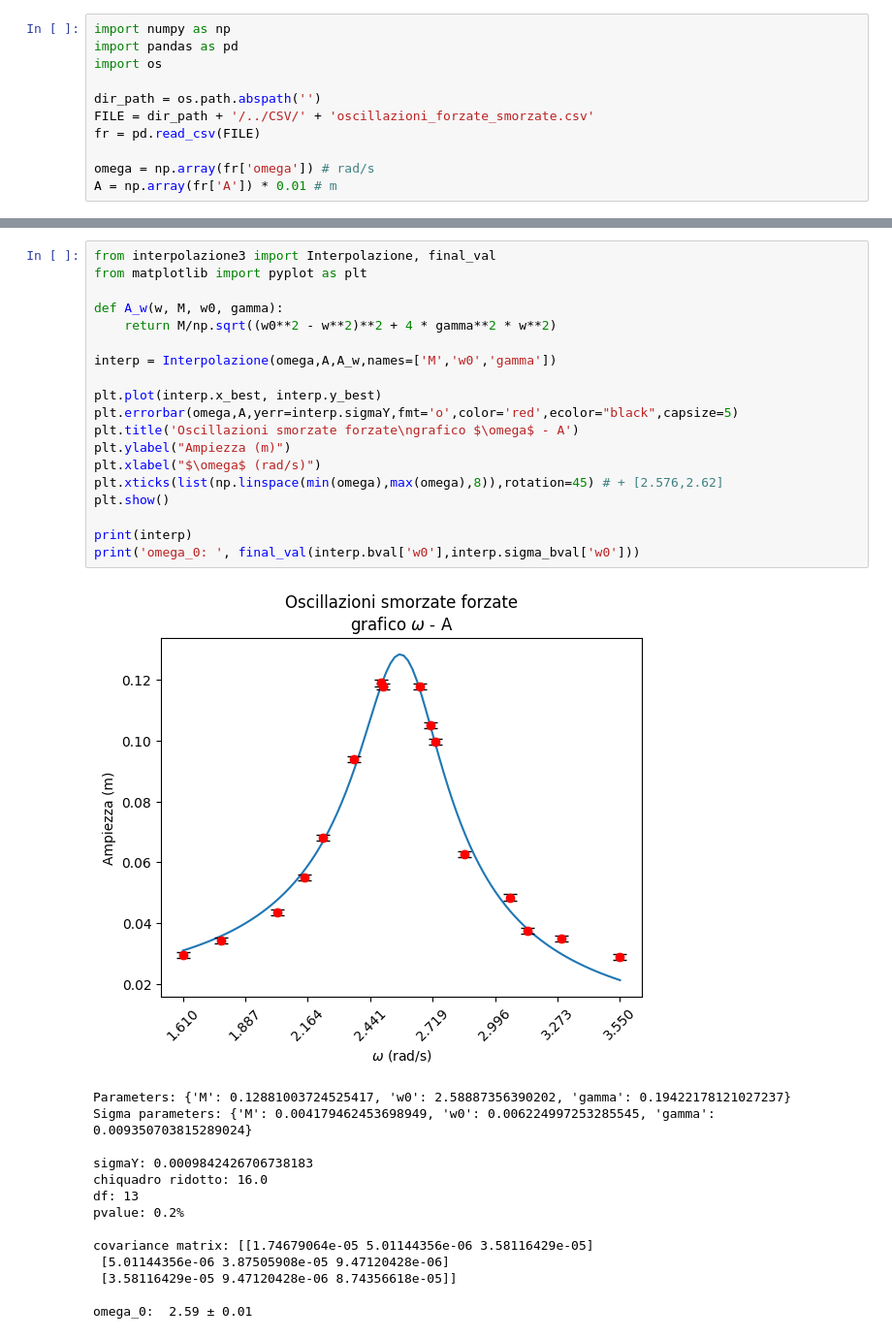
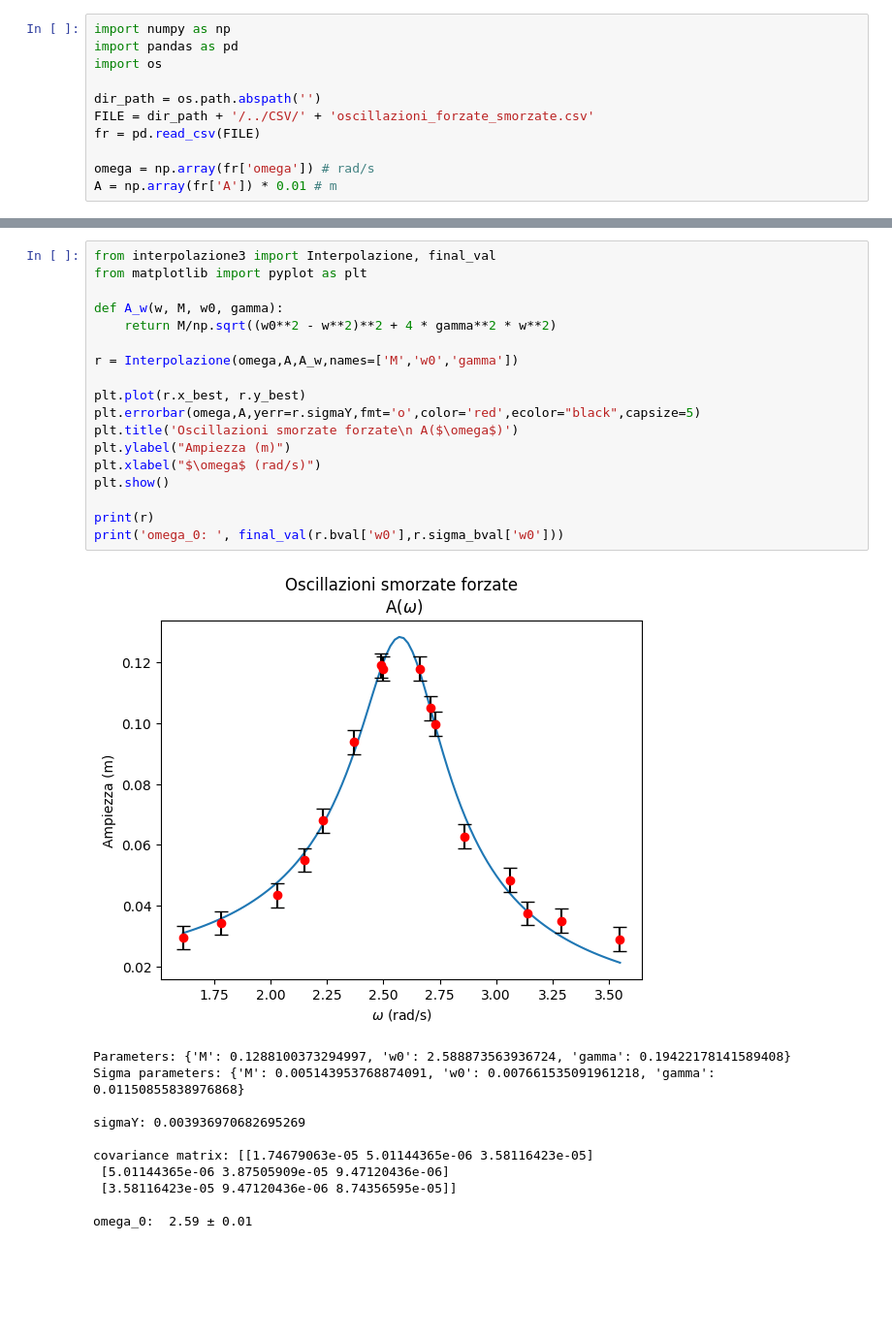
Before and after one commit to CarminatiGiovanni/LaboratorioFisica1, a Jupyter notebook: 07_OSCILLAZIONI FORZATE SMORZATE/PYTHON/oscillazioni_forzate.ipynb, the cells around one changed output, grey strips where cells are left out. Shown at 97% size. Saved outputs shown, nothing was run; the diff lists cells and outputs as text; blank space fills up the shorter version.

Commit message:
oscillazioni forzate e studio degli errorio

```diff
--- a/07_OSCILLAZIONI FORZATE SMORZATE/PYTHON/oscillazioni_forzate.ipynb
+++ b/07_OSCILLAZIONI FORZATE SMORZATE/PYTHON/oscillazioni_forzate.ipynb
@@ -18,34 +20,30 @@ $A(\omega) = \frac{M}{\sqrt{(\omega_0^2 - \omega^2)^2 + 4\gamma^2\omega^2}}$
 # %%
 from interpolazione3 import Interpolazione, final_val
 from matplotlib import pyplot as plt
 
 def A_w(w, M, w0, gamma):
     return M/np.sqrt((w0**2 - w**2)**2 + 4 * gamma**2 * w**2)
 
-interp = Interpolazione(omega,A,A_w,names=['M','w0','gamma'])
+r = Interpolazione(omega,A,A_w,names=['M','w0','gamma'])
 
-plt.plot(interp.x_best, interp.y_best)
-plt.errorbar(omega,A,yerr=interp.sigmaY,fmt='o',color='red',ecolor="black",capsize=5)
-plt.title('Oscillazioni smorzate forzate\ngrafico $\omega$ - A')
+plt.plot(r.x_best, r.y_best)
+plt.errorbar(omega,A,yerr=r.sigmaY,fmt='o',color='red',ecolor="black",capsize=5)
+plt.title('Oscillazioni smorzate forzate\n A($\omega$)')
 plt.ylabel("Ampiezza (m)")
 plt.xlabel("$\omega$ (rad/s)")
-plt.xticks(list(np.linspace(min(omega),max(omega),8)),rotation=45) # + [2.576,2.62]
 plt.show()
 
-print(interp)
-print('omega_0: ', final_val(interp.bval['w0'],interp.sigma_bval['w0']))
+print(r)
+print('omega_0: ', final_val(r.bval['w0'],r.sigma_bval['w0']))
 # %% [output]
-[figure, old version]
+[figure, new version]
-Parameters: {'M': 0.12881003724525417, 'w0': 2.58887356390202, 'gamma': 0.19422178121027237}
-Sigma parameters: {'M': 0.004179462453698949, 'w0': 0.006224997253285545, 'gamma': 0.009350703815289024}
+Parameters: {'M': 0.1288100373294997, 'w0': 2.588873563936724, 'gamma': 0.19422178141589408}
+Sigma parameters: {'M': 0.005143953768874091, 'w0': 0.007661535091961218, 'gamma': 0.01150855838976868}
 
-sigmaY: 0.0009842426706738183
-chiquadro ridotto: 16.0
-df: 13
-pvalue: 0.2%
+sigmaY: 0.003936970682695269
 
-covariance matrix: [[1.74679064e-05 5.01144356e-06 3.58116429e-05]
- [5.01144356e-06 3.87505908e-05 9.47120428e-06]
- [3.58116429e-05 9.47120428e-06 8.74356618e-05]]
+covariance matrix: [[1.74679063e-05 5.01144365e-06 3.58116423e-05]
+ [5.01144365e-06 3.87505909e-05 9.47120436e-06]
+ [3.58116423e-05 9.47120436e-06 8.74356595e-05]]
 
 omega_0:  2.59 ± 0.01
```
Also changed, not shown: parts of 3 cells of this notebook, 1 other file.
